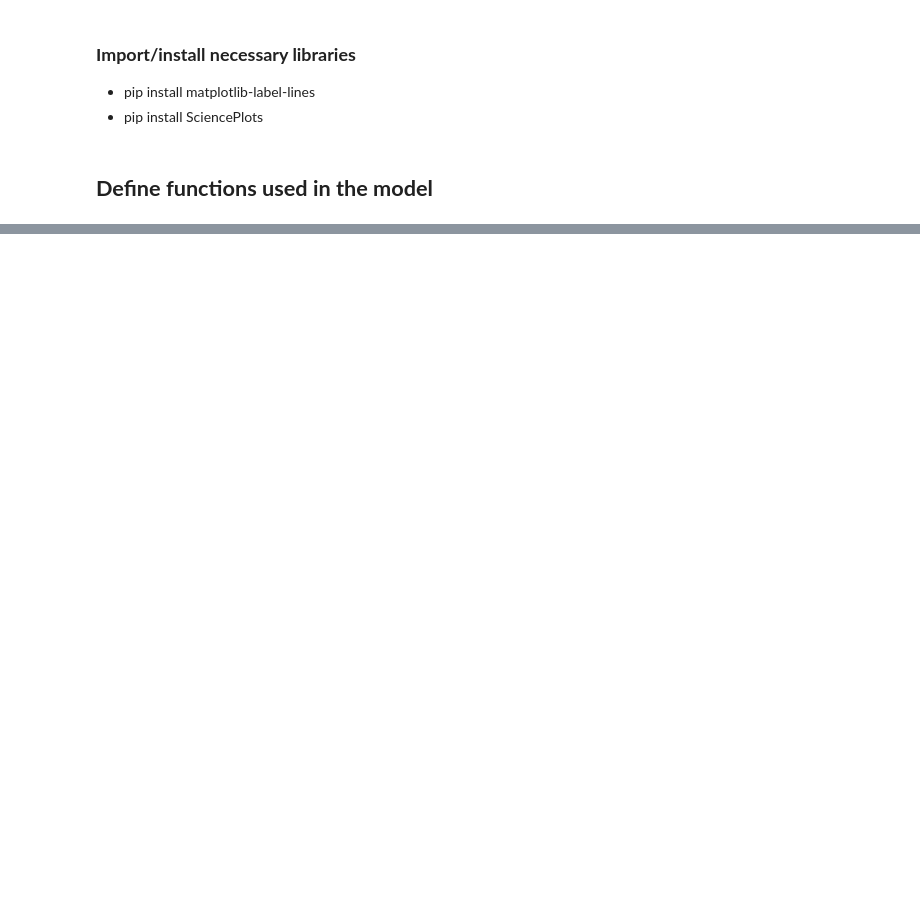
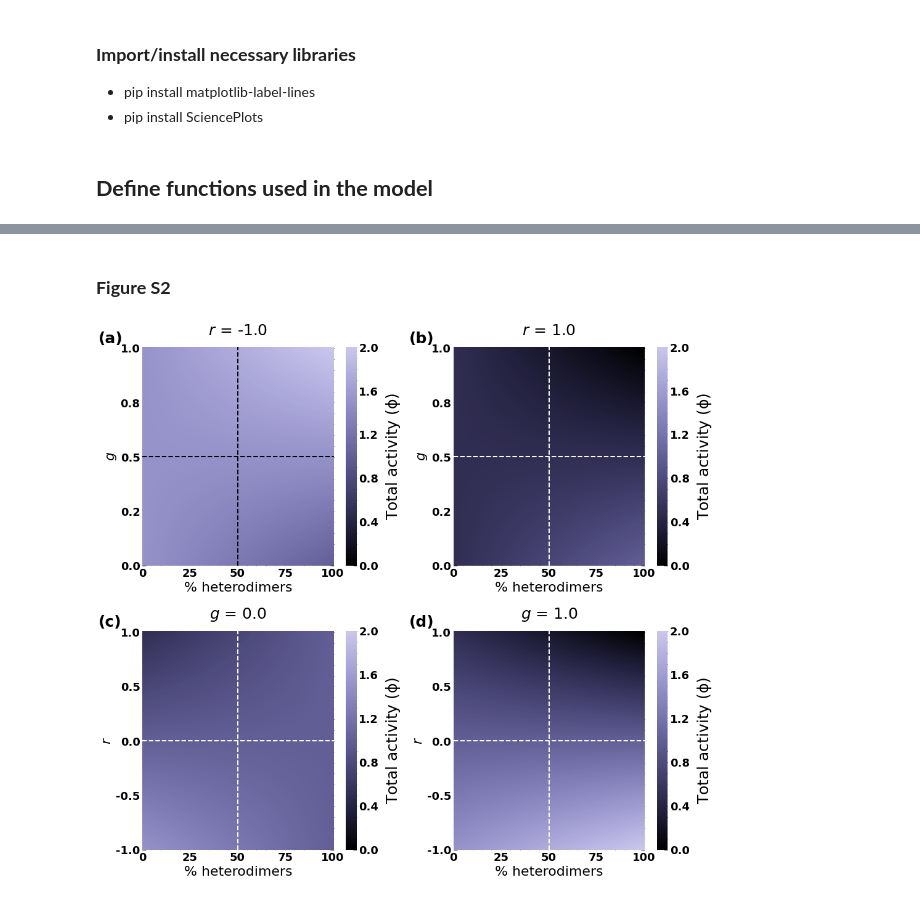
Before and after one commit to Landrylab/Dominance_model_2025, a Jupyter notebook: Scripts/Dominance_model_figures.ipynb, the cells around one changed output, grey strips where cells are left out. Drawn from its saved outputs; the diff is of its cells as text; code cells hidden in the pictures; blank space fills up the shorter version.

```diff
--- a/Scripts/Dominance_model_figures.ipynb
+++ b/Scripts/Dominance_model_figures.ipynb
@@ -1719,0 +699,59 @@ plt.plot()
+# %% [markdown]
+### **Figure S2**
+# %%
+fig = plt.figure(figsize=(16,15))
+gs = GridSpec(2, 2, figure=fig, height_ratios=[1, 1], width_ratios=[1, 1])
+axs = {f"{i}{j}": fig.add_subplot(gs[i, j]) for i in range(2) for j in range(2)}
+
+# heterodimer percentage
+cAB_percent_S2 = cAB_fraction_S2*100
+cAB_percent_S2 = [int(cAB) for cAB in cAB_percent_S2]
+
+# x and y ticks and ticklabels
+xticks_S2 = np.arange(0, len(cAB_fraction_S2), 50)
+xticklabels_S2 = cAB_percent_S2[::50]
+yticks_S2ab = np.arange(0, len(g_vals_S), 50)
+yticklabels_S2ab = np.round(g_vals_S[::50], 1)
+yticks_S2cd = np.arange(0, len(r_vals), 50)
+yticklabels_S2cd = np.round(r_vals[::50], 1)
+
+# plotting data
+figS2_data = [("00", activity_cr_S2[0], yticks_S2ab, yticklabels_S2ab, "$g$", "$r$ = -1.0", "(a)"),
+              ("01", activity_cr_S2[1], yticks_S2ab, yticklabels_S2ab, "$g$", "$r$ = 1.0", "(b)"),
+              ("10", activity_cg_S2[0], yticks_S2cd, yticklabels_S2cd, "$r$", "$g$ = 0.0", "(c)"),
+              ("11", activity_cg_S2[1], yticks_S2cd, yticklabels_S2cd, "$r$", "$g$ = 1.0", "(d)")]
+
+for (i, data, yticks, yticklabels, ylabel, title, panelno) in figS2_data:
+    ax = axs[i]
+    sns.heatmap(data.T, ax=ax, cmap=cmaps[0], vmin=0.0, vmax=2.0) # heatmap
+    ax.invert_yaxis()
+
+    # colorbar properties
+    cbar = ax.collections[0].colorbar
+    cbar.set_label(label=r"Total activity ($\mathrm{\phi}$)", fontsize=25, loc="center", labelpad=10)
+    cbar.ax.tick_params(labelsize=18)
+    cbar.locator = MaxNLocator(nbins=6)
+    cbar.ax.yaxis.set_major_formatter(FormatStrFormatter("%.1f"))
+    for label in cbar.ax.get_yticklabels():
+        label.set_fontweight("bold")
+
+    # lines for 50% heterodimers, g=0.5 or r=0.0
+    ax.axhline(y=len(g_vals_S)/2 if i[0]=="0" else len(r_vals)/2,
+               color="black" if i=="00" else "white", linestyle="--", linewidth=2, label="g=0.5 or r=0.0")
+    ax.axvline(x=len(cAB_vals_S2)/2, color="black" if i=="00" else "white", linestyle="--", linewidth=2, label="50%Het")
+
+    # x and y ticks and labels
+    ax.set_xticks(xticks_S2, xticklabels_S2, fontsize=18, fontweight="bold", rotation=0)
+    ax.set_yticks(yticks, yticklabels, fontsize=18, fontweight="bold")
+    ax.set_xlabel("% heterodimers", fontsize=22)
+    ax.set_ylabel(ylabel, fontsize=22)
+
+    # panel title and annotation
+    ax.set_title(title, fontsize=25, pad=20)
+    ax.annotate(panelno, xy=(-0.23, 1.02), xycoords="axes fraction", fontsize=25, fontweight="bold")
+
+plt.subplots_adjust(wspace=0.3, hspace=0.3)
+plt.savefig("FigureS2.pdf", dpi=800)
+plt.show()
+# %% [output]
+[figure, added]
```
Also changed, not shown: parts of 104 cells of this notebook, 13 other files.
